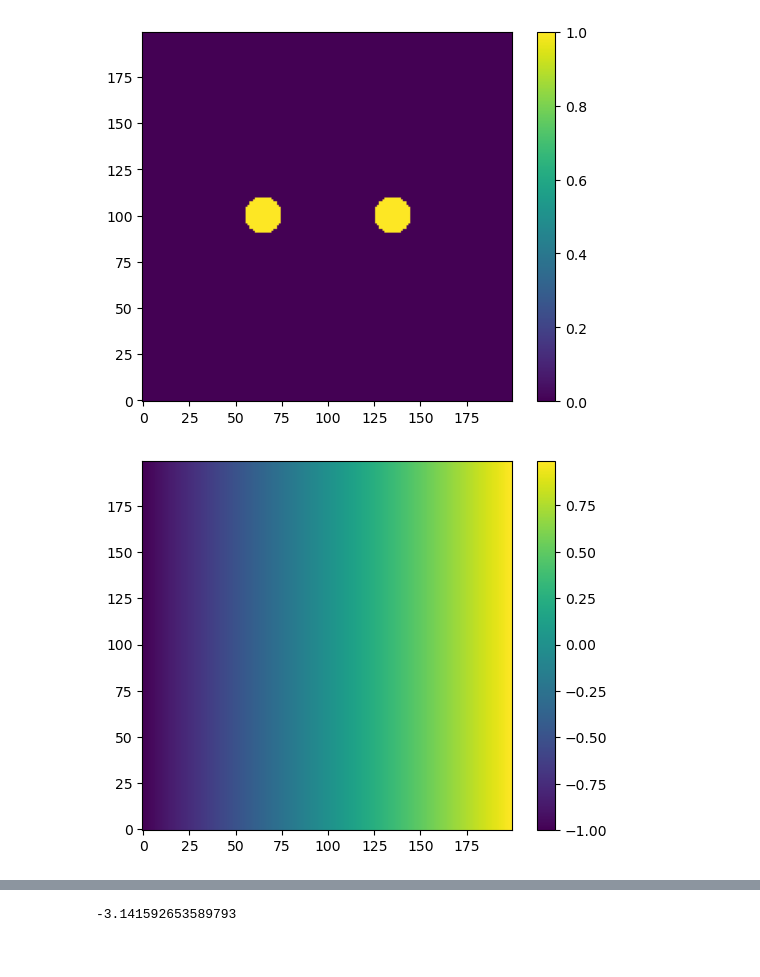
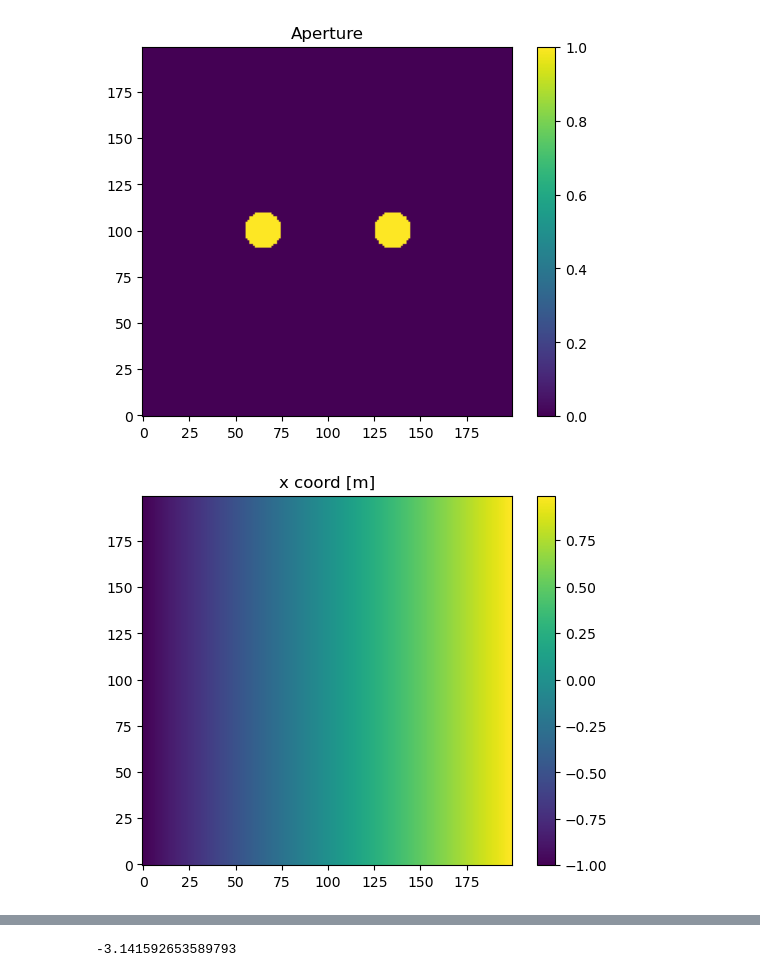
Before and after one commit to mwanakijiji/life_detectors, a Jupyter notebook: notebooks/dev_transmission_screens.ipynb, the cells around one changed output, grey strips where cells are left out. Saved outputs shown, nothing was run; the diff lists cells and outputs as text; code cells hidden in the pictures.

```diff
--- a/notebooks/dev_transmission_screens.ipynb
+++ b/notebooks/dev_transmission_screens.ipynb
@@ -37,16 +37,19 @@ aperture_cube[1] = x_m
 aperture_cube[2] = y_m
 # %%
 plt.imshow(aperture_cube[0], origin='lower')
+plt.title('Aperture')
 plt.colorbar()
 plt.show()
 
 plt.imshow(aperture_cube[1], origin='lower')
+plt.title('x coord [m]')
 plt.colorbar()
 plt.show()
 
 plt.imshow(aperture_cube[2], origin='lower')
+plt.title('y coord [m]')
 plt.colorbar()
 plt.show()
 # %% [output]
-[figure, old version]
+[figure, new version]
-[figure, old version]
+[figure, new version]
```
Also changed, not shown: parts of 22 cells of this notebook.
